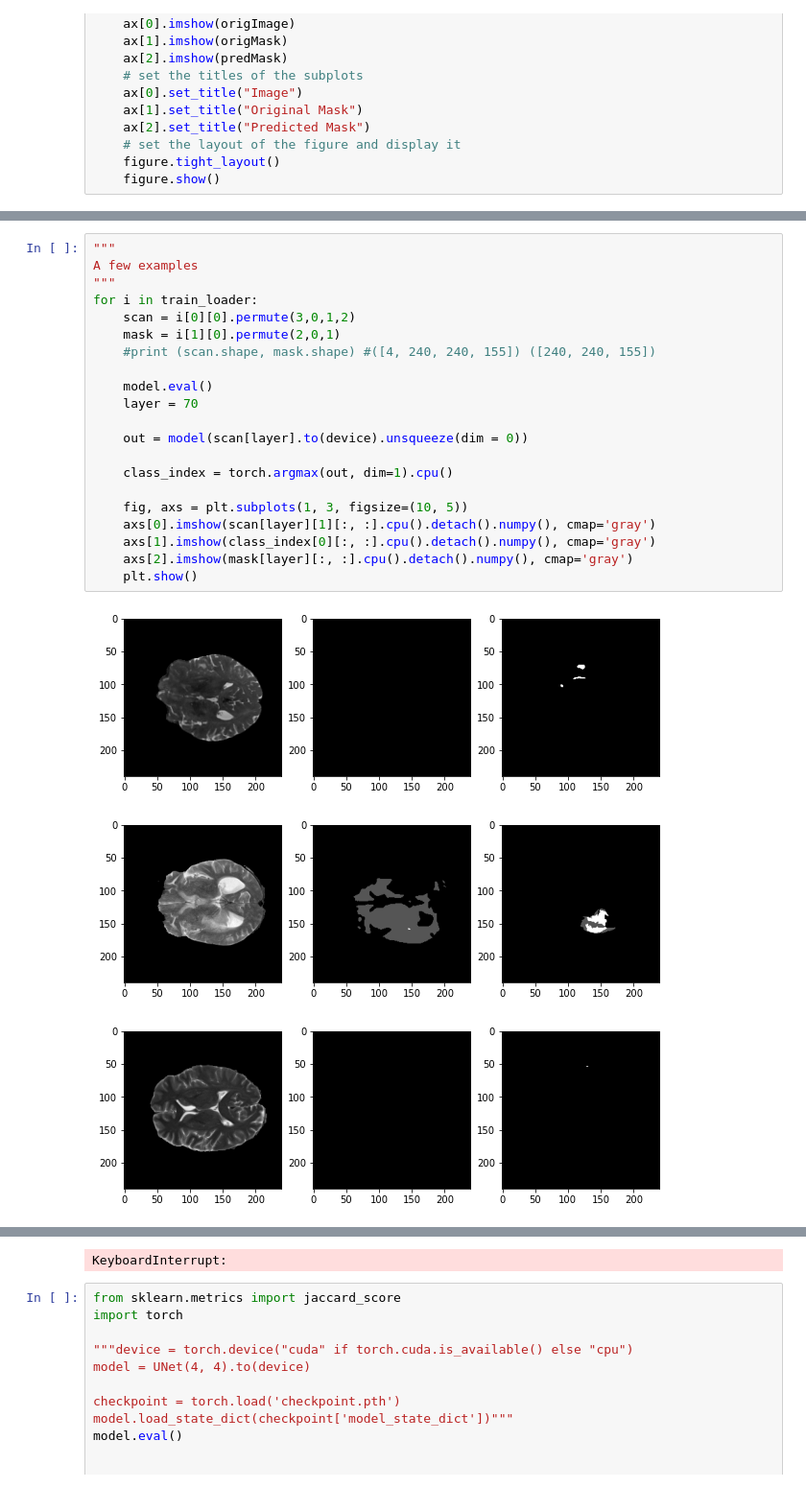
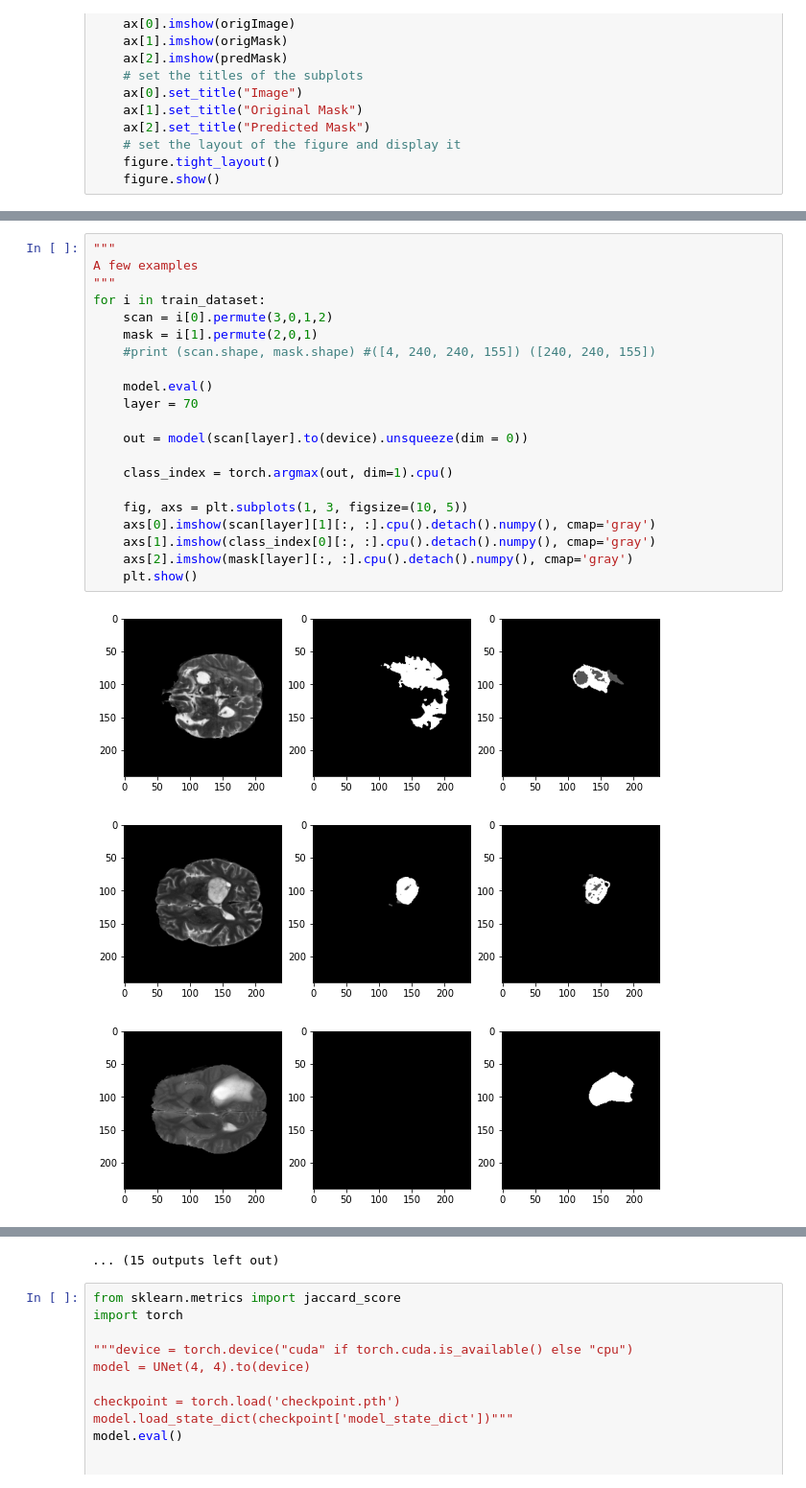
Before and after one commit to AlisherMyrgyyassov/Notebooks-Practice, a Jupyter notebook: U-Net Working with DICE Loss.ipynb, the cells around one changed output, grey strips where cells are left out. Shown at 96% size. Drawn from its saved outputs; the diff is of its cells as text.

```diff
--- a/U-Net Working with DICE Loss.ipynb
+++ b/U-Net Working with DICE Loss.ipynb
@@ -549,25 +549,25 @@ torch.Size([4, 240, 240])
 # %%
 """
 A few examples
 """
-for i in train_loader:
-    scan = i[0][0].permute(3,0,1,2)
-    mask = i[1][0].permute(2,0,1)
+for i in train_dataset:
+    scan = i[0].permute(3,0,1,2)
+    mask = i[1].permute(2,0,1)
     #print (scan.shape, mask.shape) #([4, 240, 240, 155]) ([240, 240, 155])
 
     model.eval()
     layer = 70
 
     out = model(scan[layer].to(device).unsqueeze(dim = 0))
 
     class_index = torch.argmax(out, dim=1).cpu()
 
     fig, axs = plt.subplots(1, 3, figsize=(10, 5))
     axs[0].imshow(scan[layer][1][:, :].cpu().detach().numpy(), cmap='gray')
     axs[1].imshow(class_index[0][:, :].cpu().detach().numpy(), cmap='gray')
     axs[2].imshow(mask[layer][:, :].cpu().detach().numpy(), cmap='gray')
     plt.show()
 # %% [output]
-[figure, old version]
+[figure, new version]
-[figure, old version]
+[figure, new version]
-[figure, old version]
+[figure, new version]
@@ -579,4 +583,4 @@ for i in train_loader:
-KeyboardInterrupt:
+... (15 outputs left out)
 # %%
 from sklearn.metrics import jaccard_score
 import torch
```
Also changed, not shown: parts of 4 cells of this notebook, 2 other files.
